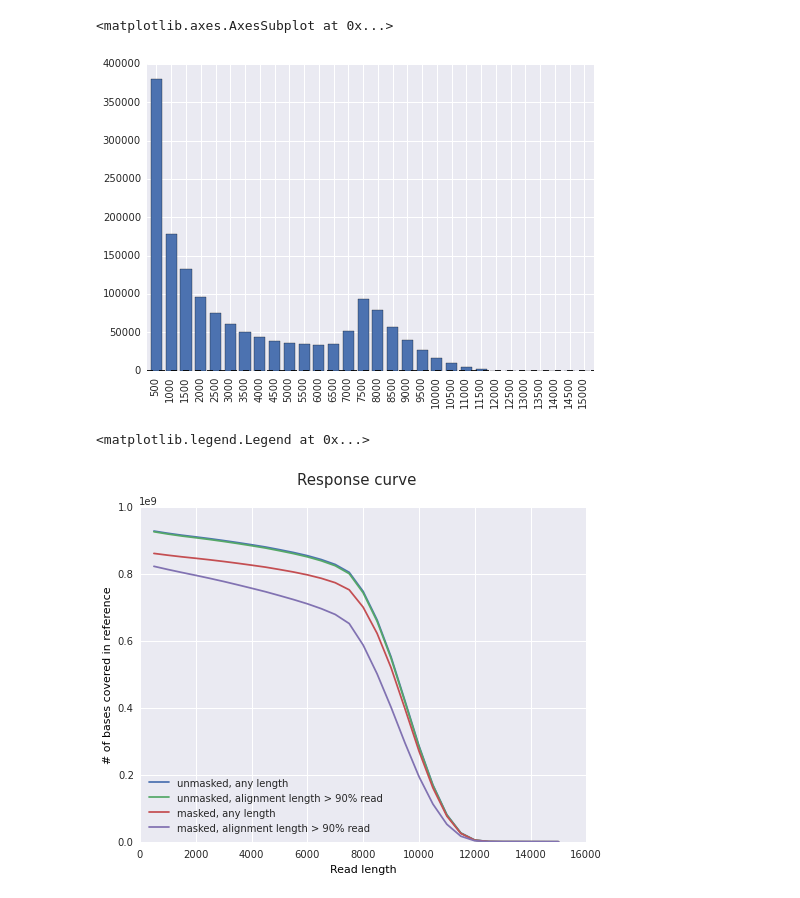
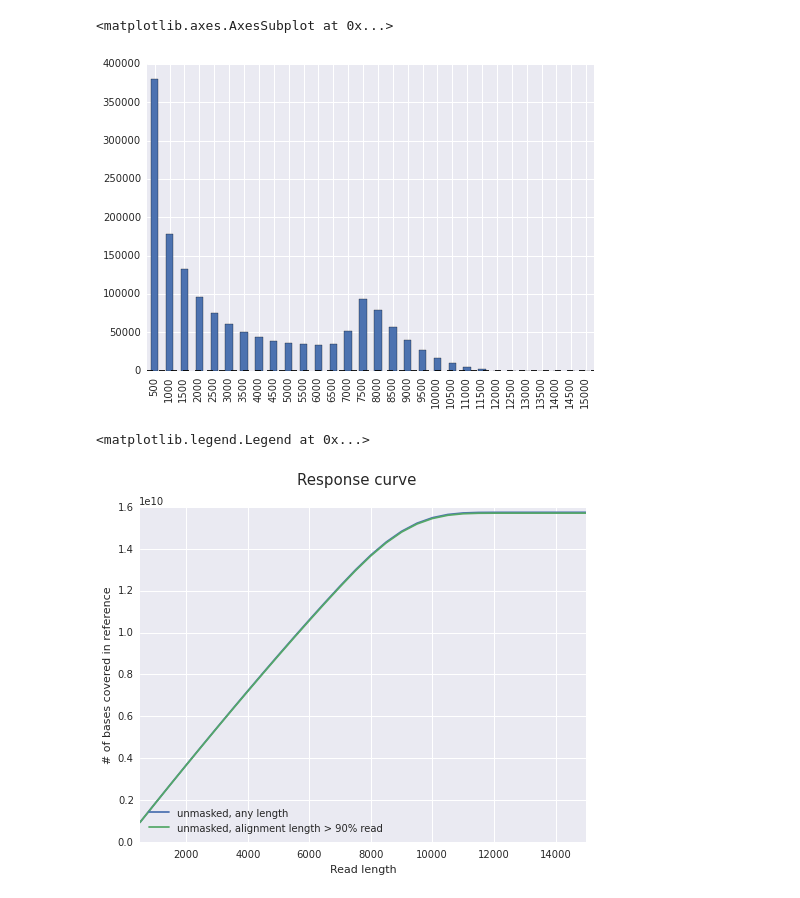
Before and after one commit to luizirber/galGal, a Jupyter notebook: notebooks/03.Moleculo_coverage.ipynb, the cells around one changed output. Saved outputs shown, nothing was run; the diff lists cells and outputs as text; code cells hidden in the pictures.

Commit message:
Remove old data files, update coverage analysis

```diff
--- a/notebooks/03.Moleculo_coverage.ipynb
+++ b/notebooks/03.Moleculo_coverage.ipynb
@@ -13,34 +15,27 @@ import seaborn
 # %%
-df_unmasked = pd.DataFrame.from_csv('../outputs/moleculo/pd_df.unmasked.csv')
-df_masked = pd.DataFrame.from_csv('../outputs/moleculo/pd_df.masked.csv')
+df_unmasked = pd.DataFrame.from_csv('../outputs/coverage/galGal4.pd_df.csv')
 
 total_bases_in_reference = 1046932099
 df_unmasked['coverage'] = df_unmasked['total ref bases covered'] / total_bases_in_reference
 df_unmasked['coverage >= 90%'] = df_unmasked['total ref bases covered, alignment length > 90% read'] / total_bases_in_reference
-
-df_masked['coverage'] = df_masked['total ref bases covered'] / total_bases_in_reference
-df_masked['coverage >= 90%'] = df_masked['total ref bases covered, alignment length > 90% read'] / total_bases_in_reference
 # %%
-df_masked['histogram'].plot(kind='bar')
+df_unmasked['histogram'].plot(kind='bar')
 # %% [output]
 <matplotlib.axes.AxesSubplot at 0x...>
-[figure, old version]
+[figure, new version]
 # %%
 f = plt.figure(figsize=(8, 6))
 f.suptitle('Response curve', fontsize=15)
 plt.xlabel('Read length')
 plt.ylabel('# of bases covered in reference')
 
-df_unmasked['total ref bases covered'].plot(label='unmasked, any length')
-df_unmasked['total ref bases covered, alignment length > 90% read'].plot(label='unmasked, alignment length > 90% read')
-
-df_masked['total ref bases covered'].plot(label='masked, any length')
-df_masked['total ref bases covered, alignment length > 90% read'].plot(label='masked, alignment length > 90% read')
+df_unmasked['total ref bases covered'].cumsum().plot(label='unmasked, any length')
+df_unmasked['total ref bases covered, alignment length > 90% read'].cumsum().plot(label='unmasked, alignment length > 90% read')
 
 plt.legend(loc='lower left')
 # %% [output]
 <matplotlib.legend.Legend at 0x...>
-[figure, old version]
+[figure, new version]
 # %%
 f = plt.figure(figsize=(8, 6))
 f.suptitle('Total bases per read length', fontsize=15)
```
Also changed, not shown: parts of 10 cells of this notebook, 2 other files.
